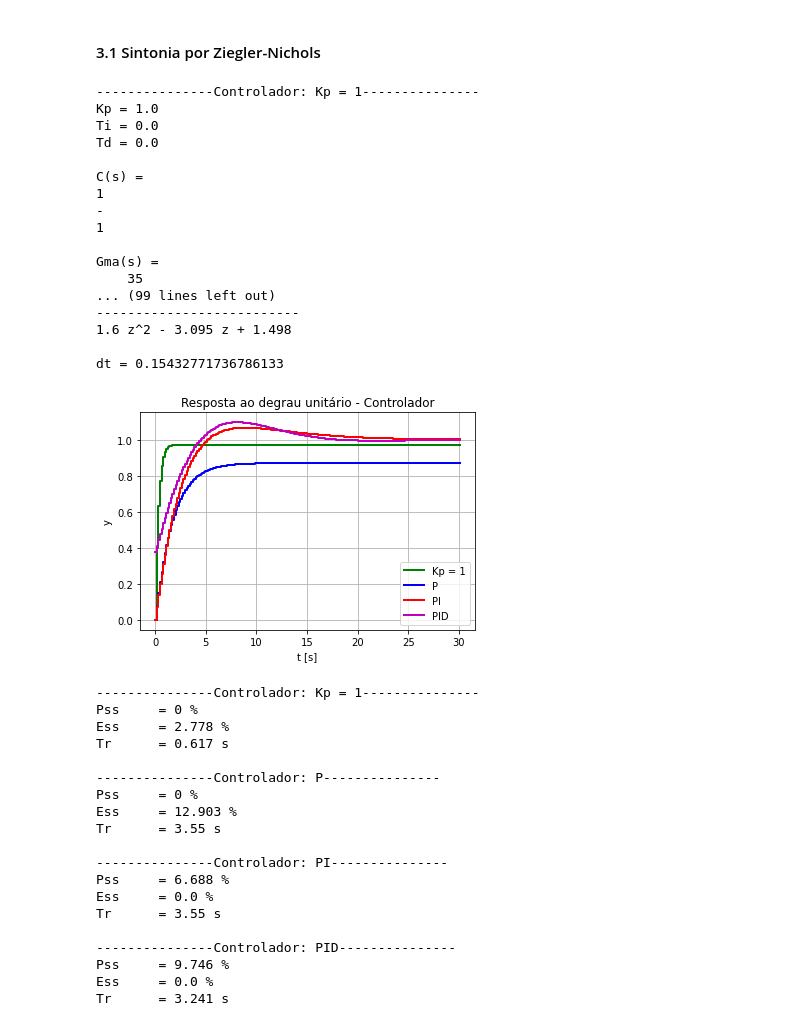
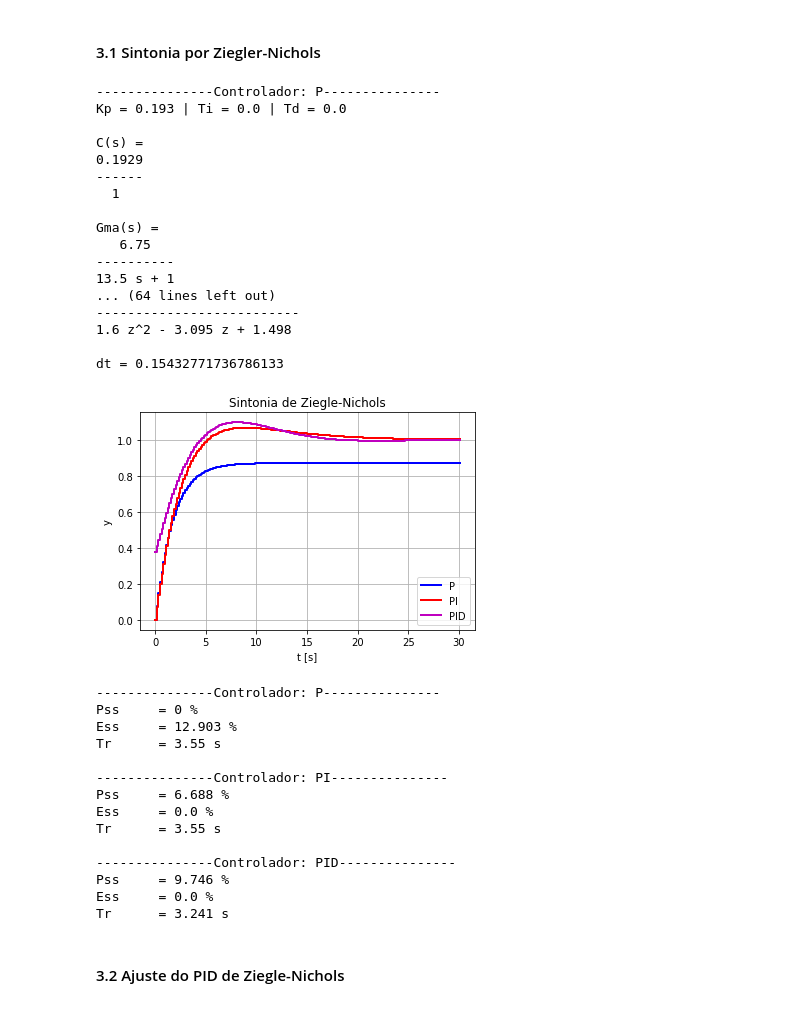
Before and after one commit to Widmark-Kaue/digital-signal-processing, a Jupyter notebook: avl1.ipynb, the cells around one changed output. Saved outputs shown, nothing was run; the diff lists cells and outputs as text; code cells hidden in the pictures.

Commit message:
finalizado análise dos controladores

```diff
--- a/avl1.ipynb
+++ b/avl1.ipynb
@@ -44,7 +52,7 @@ Ts = -np.log((K-1)/(K+1))/a
 print(f'Ts < {round(Ts,3)} s')
 
 Tsvet = [1.5*Ts,Ts, 0.7*Ts, 0.51*Ts, 0.499*Ts, 0.1*Ts]
-color = ['g','b','r','m', 'c','y']
+color = ['g','b','r','m', 'c','y', 'k', 'gray']
 
 with plt.rc_context({'figure.figsize':(5,7)}):
     fig, axes = plt.subplots(len(Tsvet),1)
@@ -167,11 +174,9 @@ pssInf  = []
 timeUp  = []
 error   = []
 
-for i in range(len(control)):
+for i in range(1,len(control)):
     print(15*'-'+f'Controlador: {control[i]}'+15*'-')
-    print(f'Kp = {round(Kp[i],3)}')
-    print(f'Ti = {round(Ti[i],3)}')
-    print(f'Td = {round(Td[i],3)}\n')
+    print(f'Kp = {round(Kp[i],3)} | Ti = {round(Ti[i],3)} | Td = {round(Td[i],3)}\n')
 
     s = m.tf('s')
     Cs = Kp[i]*(1+ Td[i]*s + (1/(Ti[i]*s) if Ti[i] != 0 else 0) )
@@ -182,59 +187,56 @@ for i in range(len(control)):
 
     Gzma = m.c2d(Gsma,Tsf, 'zoh')
     Gzmf = m.feedback(Gzma, 1)
 
     print(f'Gma(z) = {Gzma}')
     print(f'Gmf(z) = {Gzmf}')
 
-    y,t = m.step(Gzmf,30)
+    y,t = m.step(Gzmf,30, X0 = 0)
     plt.step(t,y, color[i], where = 'post', label = control[i], linewidth = 2)
 
     # Step-Response Characteristics
     stInf = m.stepinfo(Gzmf, 30)
     pssInf.append(stInf['Overshoot'])
     timeUp.append(stInf['RiseTime'])
-    error.append(1 - stInf['SteadyStateValue'])
+    error.append(abs(1 - stInf['SteadyStateValue']))
 
 
-plt.title('Resposta ao degrau unitário - Controlador')
+plt.title('Sintonia de Ziegle-Nichols')
 plt.xlabel('t [s]')
 plt.ylabel('y')
 
 plt.grid()
 plt.legend()
+if not Path(IMAGES, 'comp_ZN.png').exists():
+        plt.savefig(f'{IMAGES}/comp_ZN.png', dpi=720, format = 'png')
 plt.show()
 # %% [output]
----------------Controlador: Kp = 1---------------
-Kp = 1.0
-Ti = 0.0
-Td = 0.0
+---------------Controlador: P---------------
+Kp = 0.193 | Ti = 0.0 | Td = 0.0
 
 C(s) =
-1
--
-1
+0.1929
+------
+  1
 
 Gma(s) =
-    35
-... (99 lines left out)
+   6.75
+----------
+13.5 s + 1
+... (64 lines left out)
 --------------------------
 1.6 z^2 - 3.095 z + 1.498
 
 dt = 0.15432771736786133
-[figure, old version]
+[figure, new version]
 # %%
 #------- Análise dos Controladores -------
-for i in range(len(control)):
+for i in range(1, len(control)):
     print(15*'-'+f'Controlador: {control[i]}'+15*'-')
-    print(f'Pss\t= {round(pssInf[i],3)} %')
-    print(f'Ess\t= {round(error[i]*100,3)} %')
-    print(f'Tr\t= {round(timeUp[i],3)} s\n')
+    print(f'Pss\t= {round(pssInf[i-1],3)} %')
+    print(f'Ess\t= {round(error[i-1]*100,3)} %')
+    print(f'Tr\t= {round(timeUp[i-1],3)} s\n')
 # %% [output]
----------------Controlador: Kp = 1---------------
-Pss     = 0 %
-Ess     = 2.778 %
-Tr      = 0.617 s
-
 ---------------Controlador: P---------------
 Pss     = 0 %
 Ess     = 12.903 %
@@ -249,3 +251,5 @@ Tr      = 3.55 s
 Pss     = 9.746 %
 Ess     = 0.0 %
 Tr      = 3.241 s
+# %% [markdown]
+#### 3.2 Ajuste do PID de Ziegle-Nichols
```
Also changed, not shown: parts of 12 cells of this notebook.
